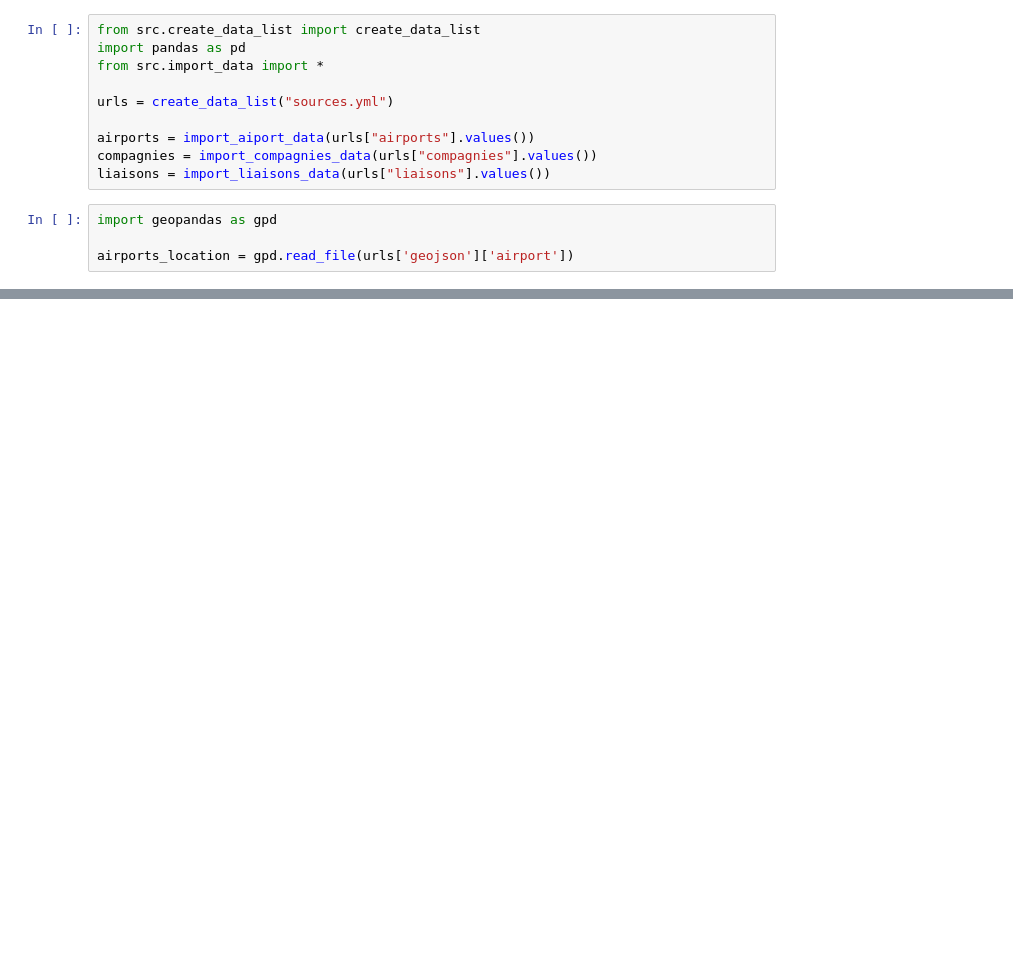
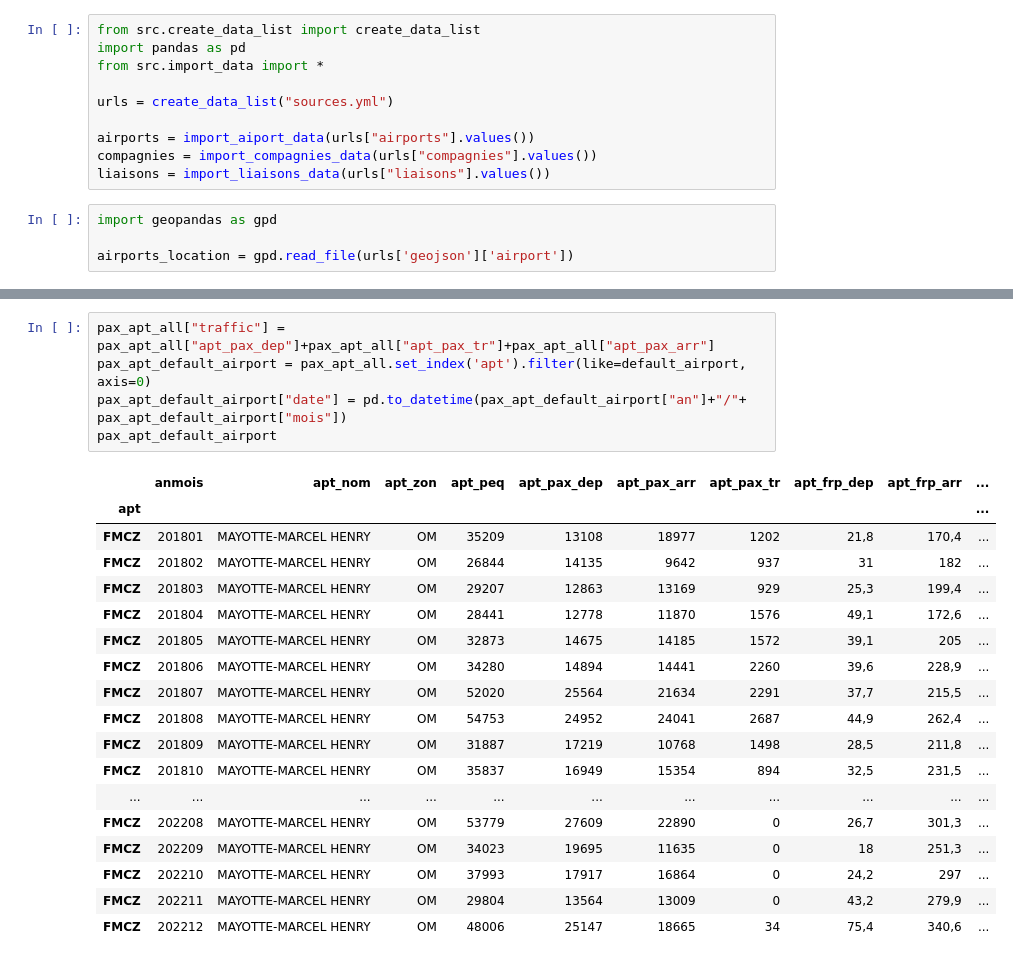
Before and after one commit to 4edawen/funathon2024_sujet2, a Jupyter notebook: test.ipynb, the cells around one changed output, grey strips where cells are left out. Drawn from its saved outputs; the diff is of its cells as text; blank space fills up the shorter version.

```diff
--- a/test.ipynb
+++ b/test.ipynb
@@ -30,0 +94,24 @@ map
+# %%
+pax_apt_all["traffic"] = pax_apt_all["apt_pax_dep"]+pax_apt_all["apt_pax_tr"]+pax_apt_all["apt_pax_arr"]
+pax_apt_default_airport = pax_apt_all.set_index('apt').filter(like=default_airport, axis=0)
+pax_apt_default_airport["date"] = pd.to_datetime(pax_apt_default_airport["an"]+"/"+ pax_apt_default_airport["mois"])
+pax_apt_default_airport
+# %% [output]
+|  | anmois | apt_nom | apt_zon | apt_peq | apt_pax_dep | apt_pax_arr | apt_pax_tr | apt_frp_dep | apt_frp_arr | ... |
+| apt |  |  |  |  |  |  |  |  |  | ... |
+| FMCZ | 201801 | MAYOTTE-MARCEL HENRY | OM | 35209 | 13108 | 18977 | 1202 | 21,8 | 170,4 | ... |
+| FMCZ | 201802 | MAYOTTE-MARCEL HENRY | OM | 26844 | 14135 | 9642 | 937 | 31 | 182 | ... |
+| FMCZ | 201803 | MAYOTTE-MARCEL HENRY | OM | 29207 | 12863 | 13169 | 929 | 25,3 | 199,4 | ... |
+| FMCZ | 201804 | MAYOTTE-MARCEL HENRY | OM | 28441 | 12778 | 11870 | 1576 | 49,1 | 172,6 | ... |
+| FMCZ | 201805 | MAYOTTE-MARCEL HENRY | OM | 32873 | 14675 | 14185 | 1572 | 39,1 | 205 | ... |
+| FMCZ | 201806 | MAYOTTE-MARCEL HENRY | OM | 34280 | 14894 | 14441 | 2260 | 39,6 | 228,9 | ... |
+| FMCZ | 201807 | MAYOTTE-MARCEL HENRY | OM | 52020 | 25564 | 21634 | 2291 | 37,7 | 215,5 | ... |
+| FMCZ | 201808 | MAYOTTE-MARCEL HENRY | OM | 54753 | 24952 | 24041 | 2687 | 44,9 | 262,4 | ... |
+| FMCZ | 201809 | MAYOTTE-MARCEL HENRY | OM | 31887 | 17219 | 10768 | 1498 | 28,5 | 211,8 | ... |
+| FMCZ | 201810 | MAYOTTE-MARCEL HENRY | OM | 35837 | 16949 | 15354 | 894 | 32,5 | 231,5 | ... |
+| ... | ... | ... | ... | ... | ... | ... | ... | ... | ... | ... |
+| FMCZ | 202208 | MAYOTTE-MARCEL HENRY | OM | 53779 | 27609 | 22890 | 0 | 26,7 | 301,3 | ... |
+| FMCZ | 202209 | MAYOTTE-MARCEL HENRY | OM | 34023 | 19695 | 11635 | 0 | 18 | 251,3 | ... |
+| FMCZ | 202210 | MAYOTTE-MARCEL HENRY | OM | 37993 | 17917 | 16864 | 0 | 24,2 | 297 | ... |
+| FMCZ | 202211 | MAYOTTE-MARCEL HENRY | OM | 29804 | 13564 | 13009 | 0 | 43,2 | 279,9 | ... |
+| FMCZ | 202212 | MAYOTTE-MARCEL HENRY | OM | 48006 | 25147 | 18665 | 34 | 75,4 | 340,6 | ... |
```
Also changed, not shown: parts of 9 cells of this notebook, 4 other files.
